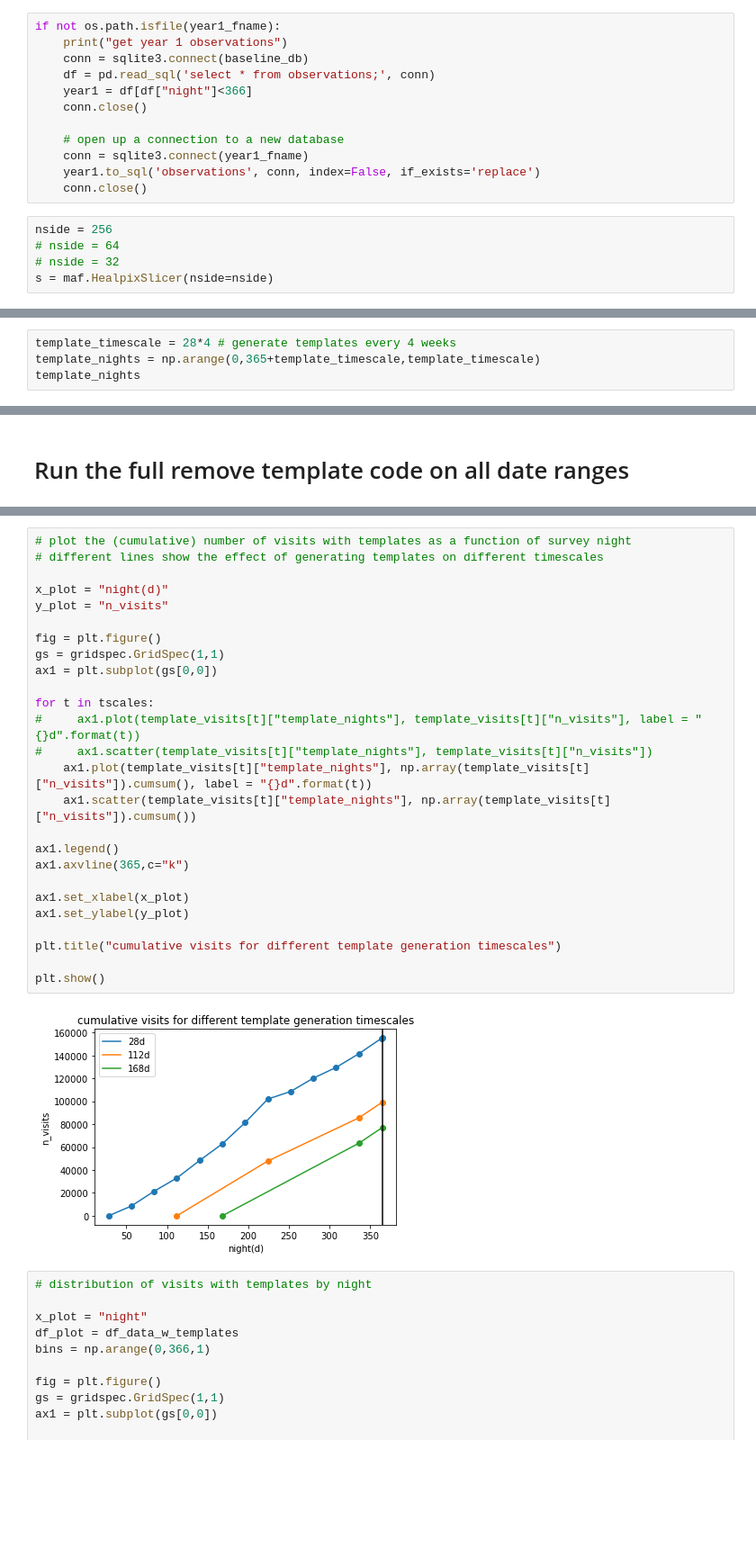
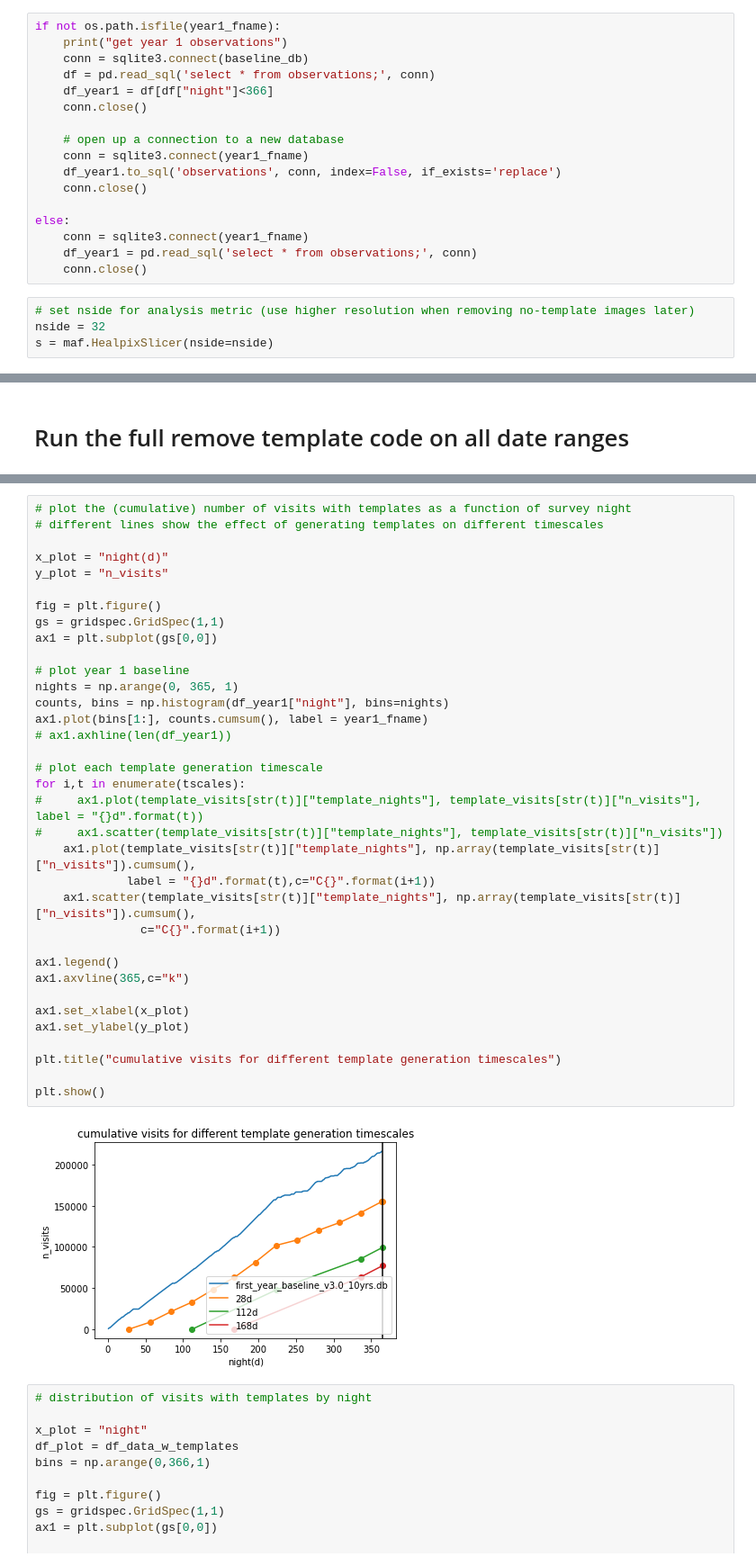
Before and after one commit to jrob93/rubin_templates, a Jupyter notebook: remove_no_template_visits.ipynb, the cells around one changed output, grey strips where cells are left out. Shown at 90% size. Saved outputs shown, nothing was run; the diff lists cells and outputs as text; blank space fills up the shorter version.

```diff
--- a/remove_no_template_visits.ipynb
+++ b/remove_no_template_visits.ipynb
@@ -25,16 +34,20 @@ if not os.path.isfile(year1_fname):
     print("get year 1 observations")
     conn = sqlite3.connect(baseline_db)
     df = pd.read_sql('select * from observations;', conn)
-    year1 = df[df["night"]<366]
+    df_year1 = df[df["night"]<366]
     conn.close()
 
     # open up a connection to a new database
     conn = sqlite3.connect(year1_fname)
-    year1.to_sql('observations', conn, index=False, if_exists='replace')
+    df_year1.to_sql('observations', conn, index=False, if_exists='replace')
     conn.close()
+
+else:
+    conn = sqlite3.connect(year1_fname)
+    df_year1 = pd.read_sql('select * from observations;', conn)
+    conn.close()
 # %%
-nside = 256
-# nside = 64
-# nside = 32
+# set nside for analysis metric (use higher resolution when removing no-template images later)
+nside = 32
 s = maf.HealpixSlicer(nside=nside)
 # %% [output]
@@ -584,7 +516,3 @@ NEED TO DIVIDE data INTO CHUNKS OF THE CORRECT TIMESCALE (template_timescale).
 If Peter's code considers template generation on a single night, we can pass visits to it in growing chunks based on the dates when we want to consider template generation.
 
 Pass all visits with night <= t + template_timescale so that all previous observations will count towards making templates
-# %%
-template_timescale = 28*4 # generate templates every 4 weeks
-template_nights = np.arange(0,365+template_timescale,template_timescale)
-template_nights
@@ -759,31 +656,40 @@ sys.getsizeof(df_data_w_templates)
 # %%
 # plot the (cumulative) number of visits with templates as a function of survey night
 # different lines show the effect of generating templates on different timescales
 
 x_plot = "night(d)"
 y_plot = "n_visits"
 
 fig = plt.figure()
 gs = gridspec.GridSpec(1,1)
 ax1 = plt.subplot(gs[0,0])
 
-for t in tscales:
-#     ax1.plot(template_visits[t]["template_nights"], template_visits[t]["n_visits"], label = "{}d".format(t))
-#     ax1.scatter(template_visits[t]["template_nights"], template_visits[t]["n_visits"])
-    ax1.plot(template_visits[t]["template_nights"], np.array(template_visits[t]["n_visits"]).cumsum(), label = "{}d".format(t))
-    ax1.scatter(template_visits[t]["template_nights"], np.array(template_visits[t]["n_visits"]).cumsum())
+# plot year 1 baseline
+nights = np.arange(0, 365, 1)
+counts, bins = np.histogram(df_year1["night"], bins=nights)
+ax1.plot(bins[1:], counts.cumsum(), label = year1_fname)
+# ax1.axhline(len(df_year1))
+
+# plot each template generation timescale
+for i,t in enumerate(tscales):
+#     ax1.plot(template_visits[str(t)]["template_nights"], template_visits[str(t)]["n_visits"], label = "{}d".format(t))
+#     ax1.scatter(template_visits[str(t)]["template_nights"], template_visits[str(t)]["n_visits"])
+    ax1.plot(template_visits[str(t)]["template_nights"], np.array(template_visits[str(t)]["n_visits"]).cumsum(),
+             label = "{}d".format(t),c="C{}".format(i+1))
+    ax1.scatter(template_visits[str(t)]["template_nights"], np.array(template_visits[str(t)]["n_visits"]).cumsum(),
+               c="C{}".format(i+1))
 
 ax1.legend()
 ax1.axvline(365,c="k")
 
 ax1.set_xlabel(x_plot)
 ax1.set_ylabel(y_plot)
 
 plt.title("cumulative visits for different template generation timescales")
 
 plt.show()
 # %% [output]
-[figure, old version]
+[figure, new version]
 # %%
 # distribution of visits with templates by night
 
```
Also changed, not shown: parts of 54 cells of this notebook, 1 other file.
